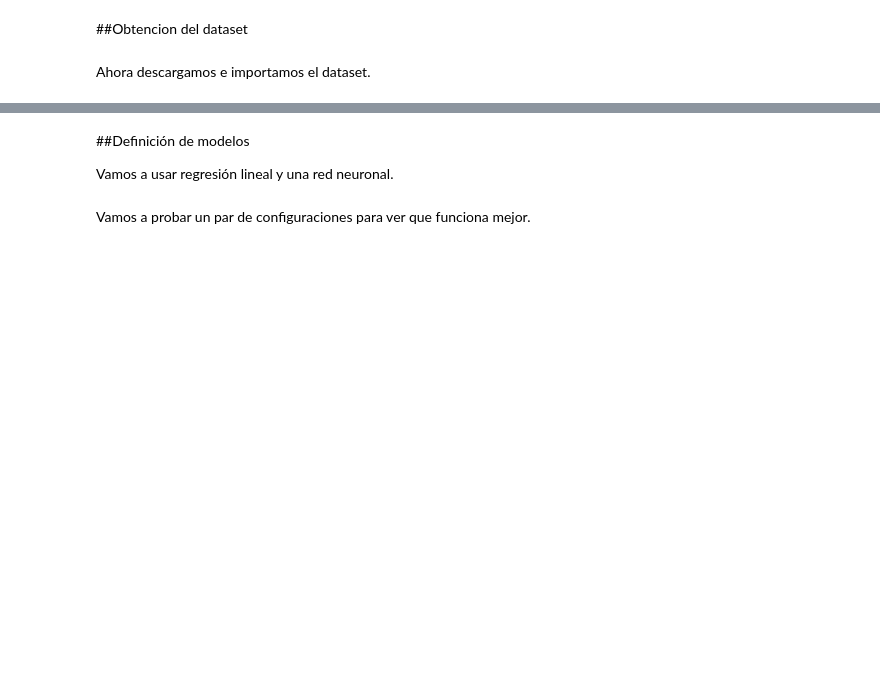
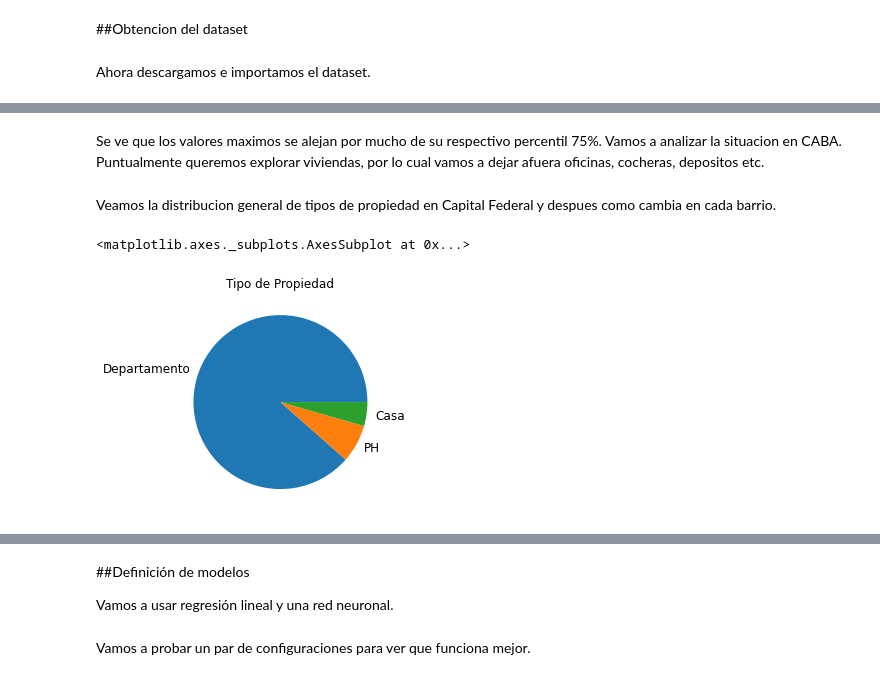
Before and after one commit to lucatraverso/House-price-prediction_Prosperati-dataset, a Jupyter notebook: prosperati.ipynb, the cells around one changed output, grey strips where cells are left out. Cells and saved outputs as stored; diff of their text form; code cells hidden in the pictures; blank space fills up the shorter version.

```diff
--- a/prosperati.ipynb
+++ b/prosperati.ipynb
@@ -69,36 +38,0 @@ Los correspondientes a cuartos, habitaciones y baños con 0 y las superficies co
-# %%
-barrios = pd.get_dummies(dataset['l3'])
-tipos = pd.get_dummies(dataset['property_type'])
-
-dataset = dataset.drop('l3', axis=1)
-dataset = dataset.drop('property_type', axis=1)
-
-dataset = dataset.dropna()
-
-dataset = dataset.join(barrios)
-dataset = dataset.join(tipos)
-
-x_train = dataset.iloc[0:10000].drop('price', axis=1)
-y_train = dataset.iloc[0:10000:]['price']
-
-x_test = dataset.iloc[10001:].drop('price', axis=1)
-y_test = dataset.iloc[10001:]['price']
-
-def pad_and_normalize(column, media, desv):
-    '''
-    Remplaza valores vacios de una columna por la media y normaliza
-    '''
-    column = column.fillna(media)
-    column = (column - media) / desv
-    return column
-
-(sc_media, sc_desv) = (x_train['surface_covered'].mean(), x_train['surface_covered'].std())
-(st_media, st_desv) = (x_train['surface_total'].mean(), x_train['surface_total'].std())
-
-x_train['surface_covered'] = pad_and_normalize(x_train['surface_covered'], sc_media, sc_desv)
-x_train['surface_total'] = pad_and_normalize(x_train['surface_total'], st_media, st_desv)
-x_train[['rooms', 'bedrooms', 'bathrooms']] = x_train[['rooms', 'bedrooms', 'bathrooms']].fillna(0)
-
-x_test['surface_covered'] = pad_and_normalize(x_test['surface_covered'], sc_media, sc_desv)
-x_test['surface_total'] = pad_and_normalize(x_test['surface_total'], st_media, st_desv)
-x_test[['rooms', 'bedrooms', 'bathrooms']] = x_test[['rooms', 'bedrooms', 'bathrooms']].fillna(0)
@@ -104,0 +84,14 @@ x_test[['rooms', 'bedrooms', 'bathrooms']] = x_test[['rooms', 'bedrooms', 'bathr
+# %% [markdown]
+Se ve que los valores maximos se alejan por mucho de su respectivo percentil 75%.
+Vamos a analizar la situacion en CABA. Puntualmente queremos explorar viviendas, por lo cual vamos a dejar afuera oficinas, cocheras, depositos etc.
+# %%
+caba = dataset[(dataset.l2 == 'Capital Federal') & dataset.property_type.isin(['Departamento', 'PH', 'Casa'])]
+# %% [markdown]
+Veamos la distribucion general de tipos de propiedad en Capital Federal y despues como cambia en cada barrio.
+# %%
+caba['property_type'].value_counts().plot.pie(fontsize=12,
+                                              ylabel=' ',
+                                              title='Tipo de Propiedad')
+# %% [output]
+<matplotlib.axes._subplots.AxesSubplot at 0x...>
+[figure, added]
```
Also changed, not shown: parts of 28 cells of this notebook.
